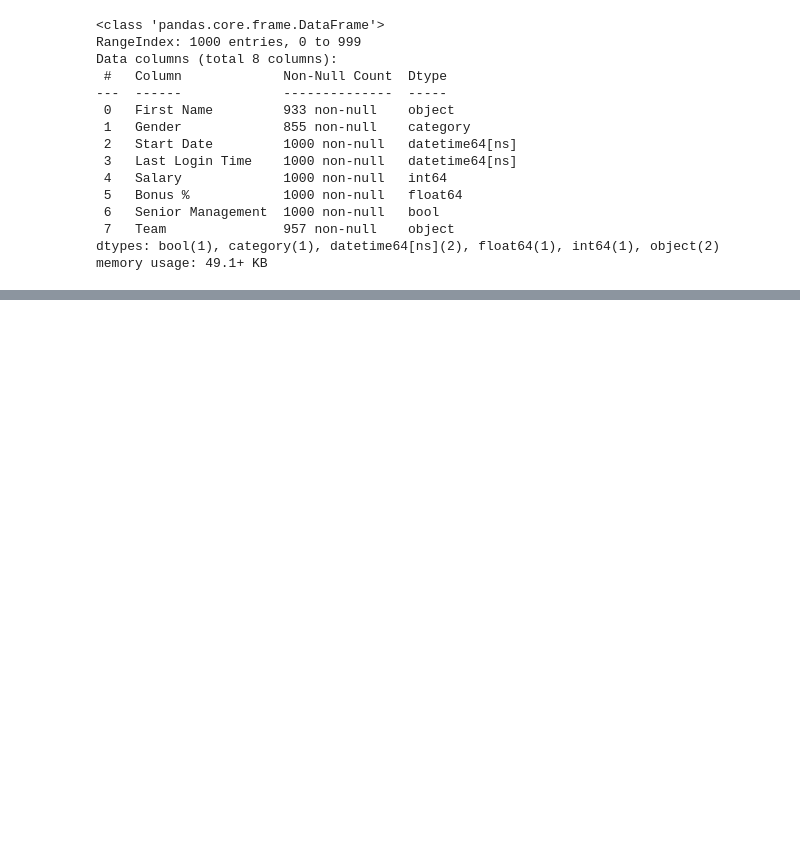
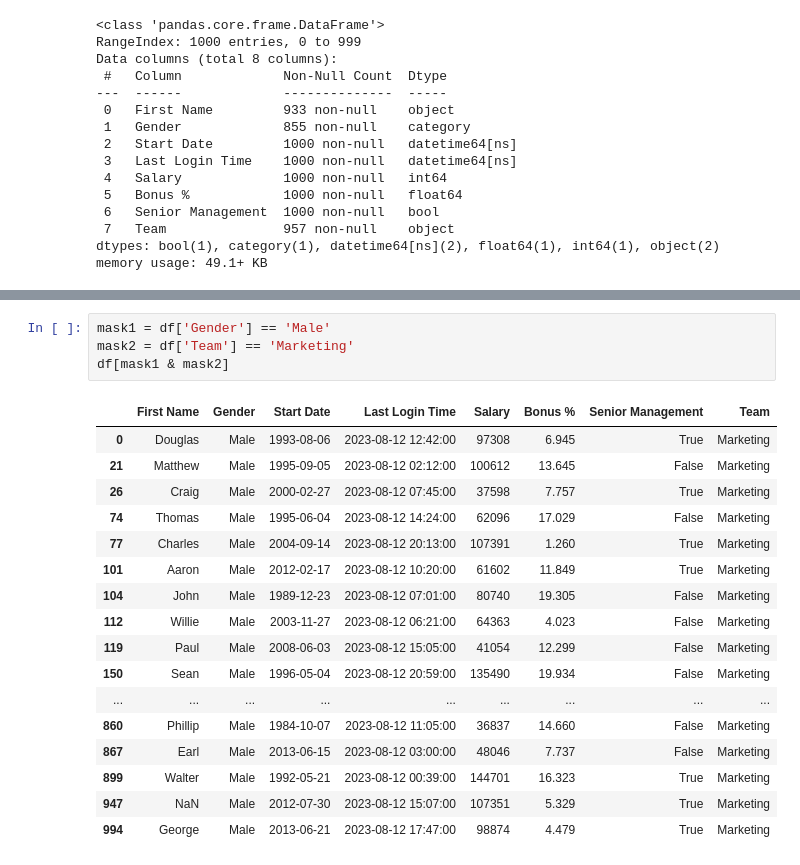
Before and after one commit to mekchou/DataAnalysisWithPandasAndPython, a Jupyter notebook: Sec5DataFrames2.ipynb, the cells around one changed output, grey strips where cells are left out. Drawn from its saved outputs; the diff is of its cells as text; blank space fills up the shorter version.

```diff
--- a/Sec5DataFrames2.ipynb
+++ b/Sec5DataFrames2.ipynb
@@ -164,0 +184,22 @@ df[df['Start Date'] <= '1985-01-01']
+# %%
+mask1 = df['Gender'] == 'Male'
+mask2 = df['Team'] == 'Marketing'
+df[mask1 & mask2]
+# %% [output]
+|  | First Name | Gender | Start Date | Last Login Time | Salary | Bonus % | Senior Management | Team |
+| 0 | Douglas | Male | 1993-08-06 | 2023-08-12 12:42:00 | 97308 | 6.945 | True | Marketing |
+| 21 | Matthew | Male | 1995-09-05 | 2023-08-12 02:12:00 | 100612 | 13.645 | False | Marketing |
+| 26 | Craig | Male | 2000-02-27 | 2023-08-12 07:45:00 | 37598 | 7.757 | True | Marketing |
+| 74 | Thomas | Male | 1995-06-04 | 2023-08-12 14:24:00 | 62096 | 17.029 | False | Marketing |
+| 77 | Charles | Male | 2004-09-14 | 2023-08-12 20:13:00 | 107391 | 1.260 | True | Marketing |
+| 101 | Aaron | Male | 2012-02-17 | 2023-08-12 10:20:00 | 61602 | 11.849 | True | Marketing |
+| 104 | John | Male | 1989-12-23 | 2023-08-12 07:01:00 | 80740 | 19.305 | False | Marketing |
+| 112 | Willie | Male | 2003-11-27 | 2023-08-12 06:21:00 | 64363 | 4.023 | False | Marketing |
+| 119 | Paul | Male | 2008-06-03 | 2023-08-12 15:05:00 | 41054 | 12.299 | False | Marketing |
+| 150 | Sean | Male | 1996-05-04 | 2023-08-12 20:59:00 | 135490 | 19.934 | False | Marketing |
+| ... | ... | ... | ... | ... | ... | ... | ... | ... |
+| 860 | Phillip | Male | 1984-10-07 | 2023-08-12 11:05:00 | 36837 | 14.660 | False | Marketing |
+| 867 | Earl | Male | 2013-06-15 | 2023-08-12 03:00:00 | 48046 | 7.737 | False | Marketing |
+| 899 | Walter | Male | 1992-05-21 | 2023-08-12 00:39:00 | 144701 | 16.323 | True | Marketing |
+| 947 | NaN | Male | 2012-07-30 | 2023-08-12 15:07:00 | 107351 | 5.329 | True | Marketing |
+| 994 | George | Male | 2013-06-21 | 2023-08-12 17:47:00 | 98874 | 4.479 | True | Marketing |
```
Also changed, not shown: parts of 8 cells of this notebook.
